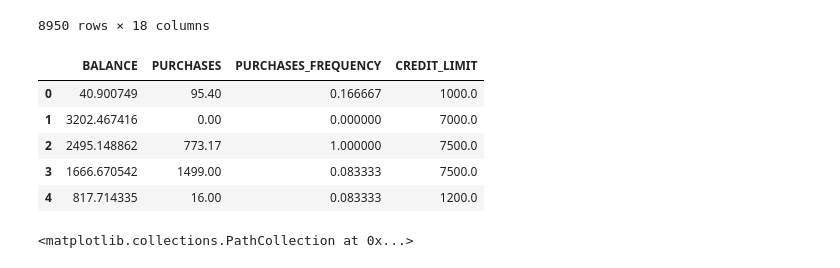
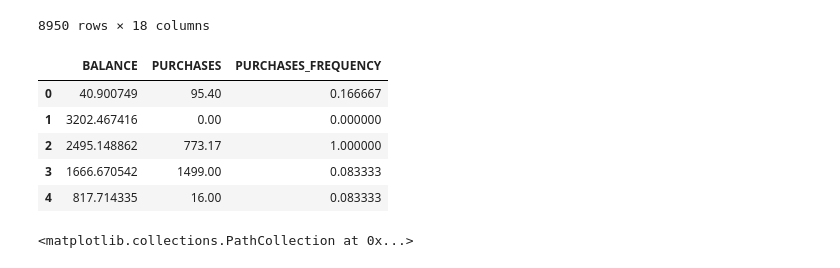
Before and after one commit to ghorellana/kmeanscreditcards, a Jupyter notebook: KMeansClustering-CreditCards.ipynb, the cells around one changed output. Drawn from its saved outputs; the diff is of its cells as text; code cells hidden in the pictures.

```diff
--- a/KMeansClustering-CreditCards.ipynb
+++ b/KMeansClustering-CreditCards.ipynb
@@ -46,15 +37,15 @@ df
 8950 rows × 18 columns
 # %%
 #make a dataframe called X to hold the predictive features (exclude the category)
-X = df.drop(['CUST_ID', 'BALANCE_FREQUENCY', 'ONEOFF_PURCHASES', 'INSTALLMENTS_PURCHASES', 'CASH_ADVANCE', 'ONEOFF_PURCHASES_FREQUENCY', 'PURCHASES_TRX', 'CASH_ADVANCE_FREQUENCY', 'PAYMENTS', 'MINIMUM_PAYMENTS','PURCHASES_INSTALLMENTS_FREQUENCY', 'CASH_ADVANCE_TRX', 'PRC_FULL_PAYMENT', 'TENURE'], axis=1)
+X = df.drop(['CREDIT_LIMIT', 'CUST_ID', 'BALANCE_FREQUENCY', 'ONEOFF_PURCHASES', 'INSTALLMENTS_PURCHASES', 'CASH_ADVANCE', 'ONEOFF_PURCHASES_FREQUENCY', 'PURCHASES_TRX', 'CASH_ADVANCE_FREQUENCY', 'PAYMENTS', 'MINIMUM_PAYMENTS','PURCHASES_INSTALLMENTS_FREQUENCY', 'CASH_ADVANCE_TRX', 'PRC_FULL_PAYMENT', 'TENURE'], axis=1)
 X.head()
 # %% [output]
-|  | BALANCE | PURCHASES | PURCHASES_FREQUENCY | CREDIT_LIMIT |
-| 0 | 40.900749 | 95.40 | 0.166667 | 1000.0 |
-| 1 | 3202.467416 | 0.00 | 0.000000 | 7000.0 |
-| 2 | 2495.148862 | 773.17 | 1.000000 | 7500.0 |
-| 3 | 1666.670542 | 1499.00 | 0.083333 | 7500.0 |
-| 4 | 817.714335 | 16.00 | 0.083333 | 1200.0 |
+|  | BALANCE | PURCHASES | PURCHASES_FREQUENCY |
+| 0 | 40.900749 | 95.40 | 0.166667 |
+| 1 | 3202.467416 | 0.00 | 0.000000 |
+| 2 | 2495.148862 | 773.17 | 1.000000 |
+| 3 | 1666.670542 | 1499.00 | 0.083333 |
+| 4 | 817.714335 | 16.00 | 0.083333 |
 # %%
 # plot data points to visually see where they are
 # on small and distinctive dataset, easier to see clusters
```
Also changed, not shown: parts of 37 cells of this notebook.
